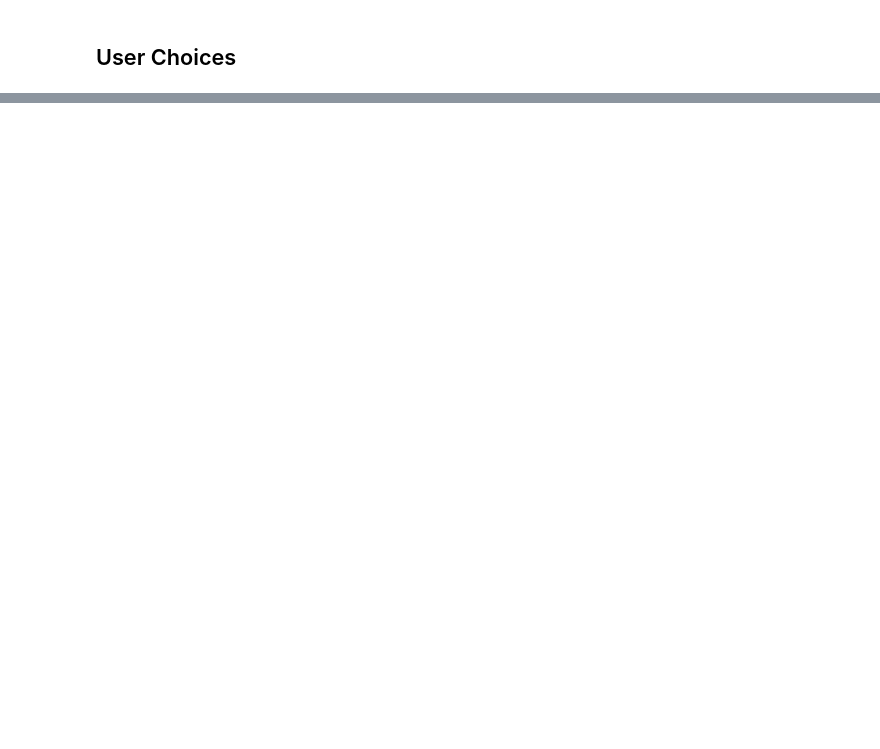
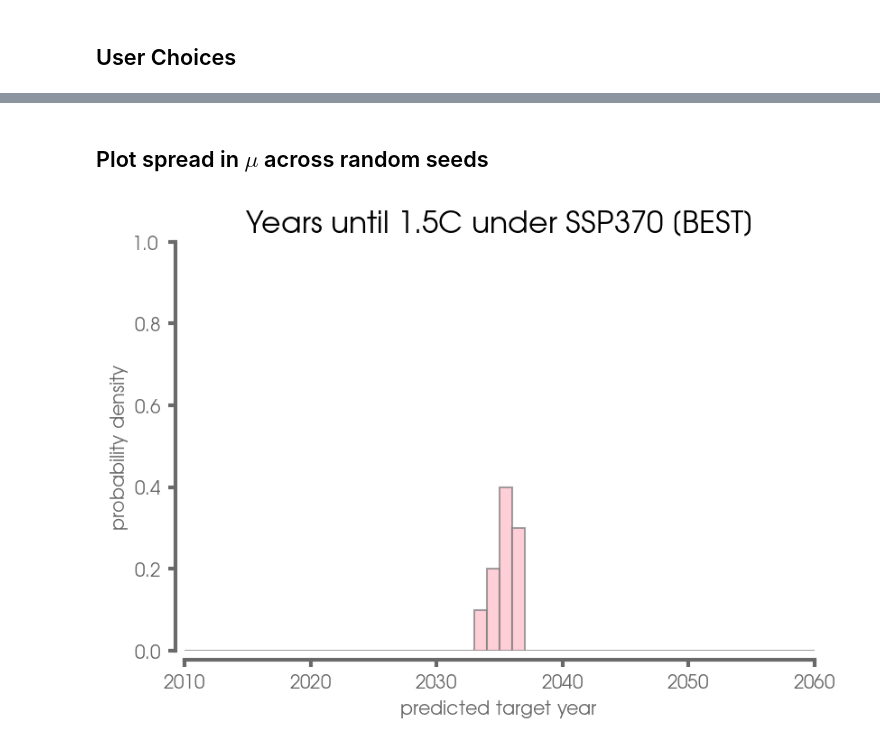
Before and after one commit to eabarnes1010/target_temp_detection, a Jupyter notebook: _analyze_models_v1.0.ipynb, the cells around one changed output, grey strips where cells are left out. Saved outputs shown, nothing was run; the diff lists cells and outputs as text; code cells hidden in the pictures; blank space fills up the shorter version.

```diff
--- a/_analyze_models_v1.0.ipynb
+++ b/_analyze_models_v1.0.ipynb
@@ -53,0 +78,8 @@ N_GCMS = len(filenames)
+# %%
+## determine how many GCMs are being used
+filenames = file_methods.get_cmip_filenames(settings, verbose=0)
+N_GCMS = len(filenames)
+
+# load observations for diagnostics plotting
+da_obs, x_obs, global_mean_obs = data_processing.get_observations(DATA_DIRECTORY, settings)
+N_TRAIN, N_VAL, N_TEST, ALL_MEMBERS = data_processing.get_members(settings)
@@ -56,3 +131,0 @@ N_GCMS = len(filenames)
-# %%
-x_obs, global_mean_obs = data_processing.get_observations(exp_settings)
-N_TRAIN, N_VAL, N_TEST, ALL_MEMBERS = data_processing.get_members(exp_settings)
@@ -241,0 +160,45 @@ plot_map(grads_obs_mean.reshape((map_shape[0],map_shape[1])),
+# %% [markdown]
+## Plot spread in $\mu$ across random seeds
+# %%
+INPUT_YEAR = 2021
+iyear = np.where(da_obs["time.year"]==INPUT_YEAR)[0]
+
+perc_low = np.percentile(pred_obs_vec[:,iyear,0],25)
+perc_high = np.percentile(pred_obs_vec[:,iyear,0],25)
+
+plt.figure()
+plt.hist(INPUT_YEAR+pred_obs_vec[:,iyear,0],
+         bins=np.arange(1850,2100),
+         color="pink",
+         edgecolor='gray',
+         alpha=.75,
+         density=True,
+        )
+plt.axvline(x=perc_low,
+            linestyle='--',
+            color="pink",
+           )
+plt.axvline(x=perc_high,
+            linestyle='--',
+            color="pink",
+           )
+
+plt.xticks(np.arange(1850,2100,10),np.arange(1850,2100,10))
+plt.yticks(np.arange(0,1.2,.2),np.arange(0,1.2,.2).round(1))
+plt.xlim(2010,2060)
+plt.ylim(0,1)
+plt.xlabel('predicted target year')
+plt.ylabel('probability density')
+
+ax = plt.gca()
+format_spines(ax)
+
+plt.title('Years until ' + str(settings["target_temp"]) + 'C under SSP' + settings["ssp"] + ' [' + settings["obsdata"] + ']',
+          color='k',
+          fontsize=16,
+         )
+
+plt.savefig(FIGURE_DIRECTORY + settings["exp_name"] + '_spread_mu' + '.png', dpi=savefig_dpi)
+plt.show()
+# %% [output]
+[figure, added]
```
Also changed, not shown: parts of 28 cells of this notebook, 7 other files.
